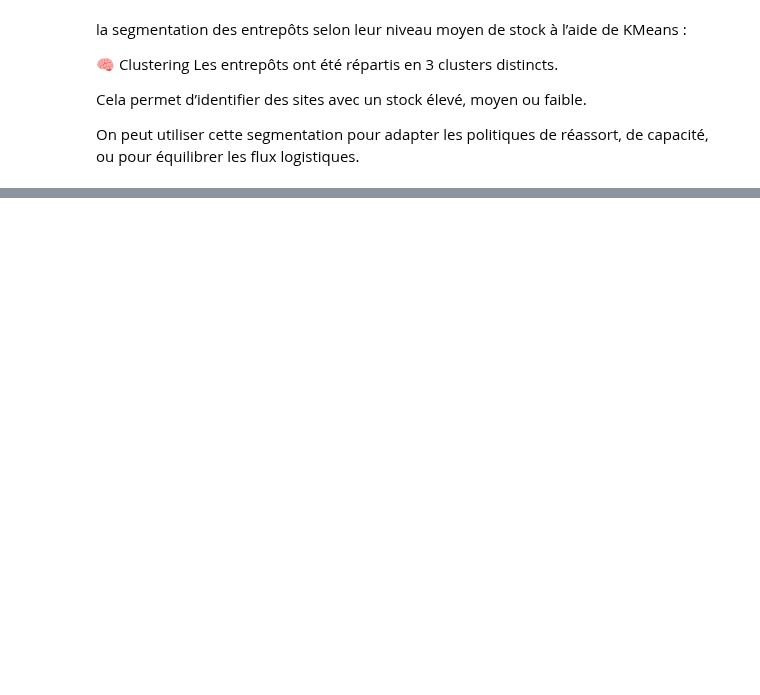
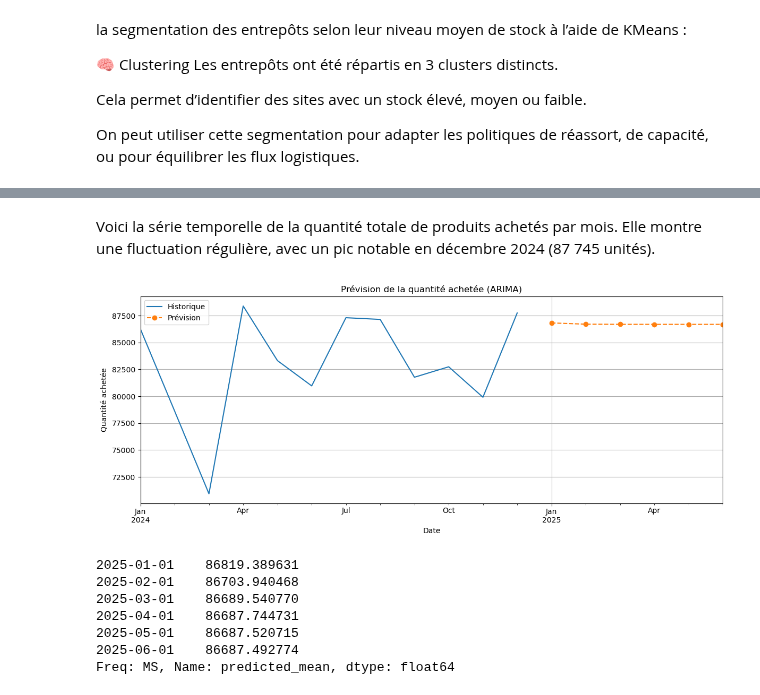
Before and after one commit to Fanaingamampiandra/Projet_Supply_chain, a Jupyter notebook: code/ML_fournisseur_entreprise_Ismaila.ipynb, the cells around one changed output, grey strips where cells are left out. Cells and saved outputs as stored; diff of their text form; code cells hidden in the pictures; blank space fills up the shorter version.

```diff
--- a/code/ML_fournisseur_entreprise_Ismaila.ipynb
+++ b/code/ML_fournisseur_entreprise_Ismaila.ipynb
@@ -547,0 +659,38 @@ accuracy_lgb, top3_accuracy_lgb
+# %% [markdown]
+Voici la série temporelle de la quantité totale de produits achetés par mois. Elle montre une fluctuation régulière, avec un pic notable en décembre 2024 (87 745 unités).
+# %%
+from statsmodels.tsa.arima.model import ARIMA
+import warnings
+
+# Suppression des avertissements pour plus de clarté
+warnings.filterwarnings("ignore")
+
+# Ajustement du modèle ARIMA (p=1, d=1, q=1 comme point de départ)
+model = ARIMA(monthly_qty, order=(1, 1, 1))
+model_fit = model.fit()
+
+# Prédiction des 6 prochains mois
+forecast = model_fit.forecast(steps=6)
+
+# Visualisation
+plt.figure(figsize=(12, 5))
+monthly_qty.plot(label='Historique')
+forecast.plot(label='Prévision', style='--', marker='o')
+plt.title("Prévision de la quantité achetée (ARIMA)")
+plt.xlabel("Date")
+plt.ylabel("Quantité achetée")
+plt.legend()
+plt.grid(True)
+plt.tight_layout()
+plt.show()
+
+forecast
+# %% [output]
+[figure, added]
+2025-01-01    86819.389631
+2025-02-01    86703.940468
+2025-03-01    86689.540770
+2025-04-01    86687.744731
+2025-05-01    86687.520715
+2025-06-01    86687.492774
+Freq: MS, Name: predicted_mean, dtype: float64
```
Also changed, not shown: parts of 29 cells of this notebook.
